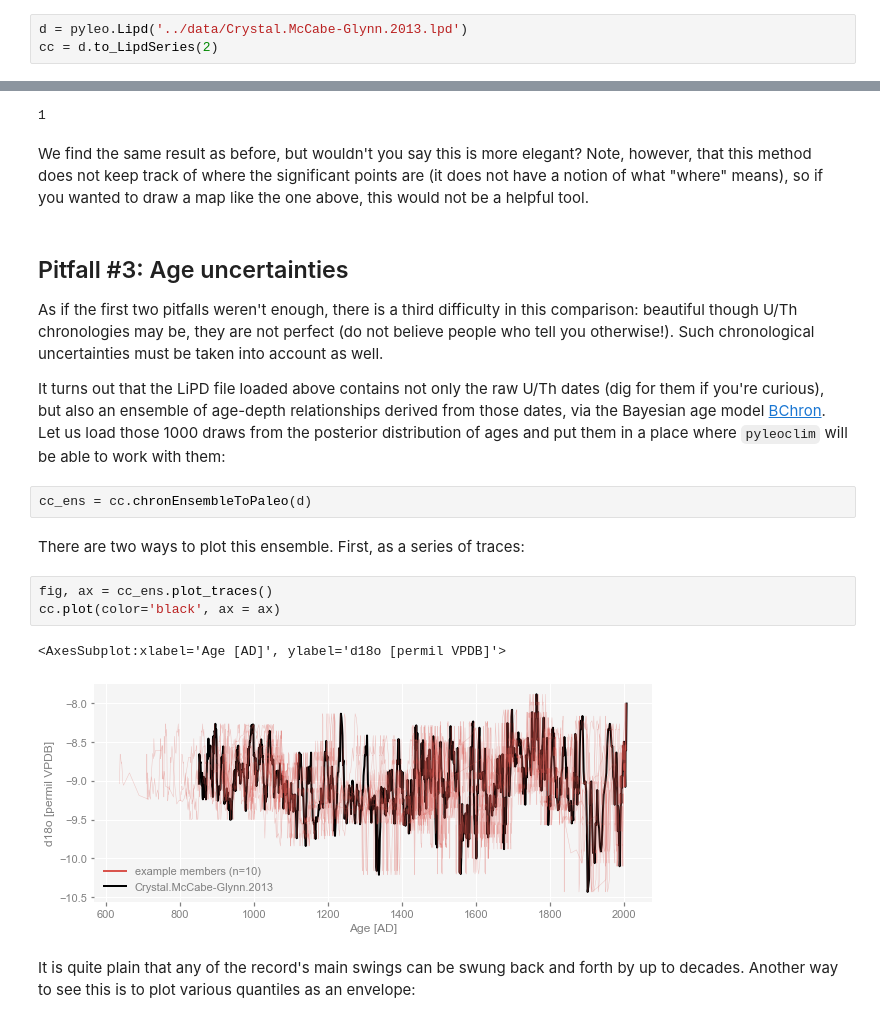
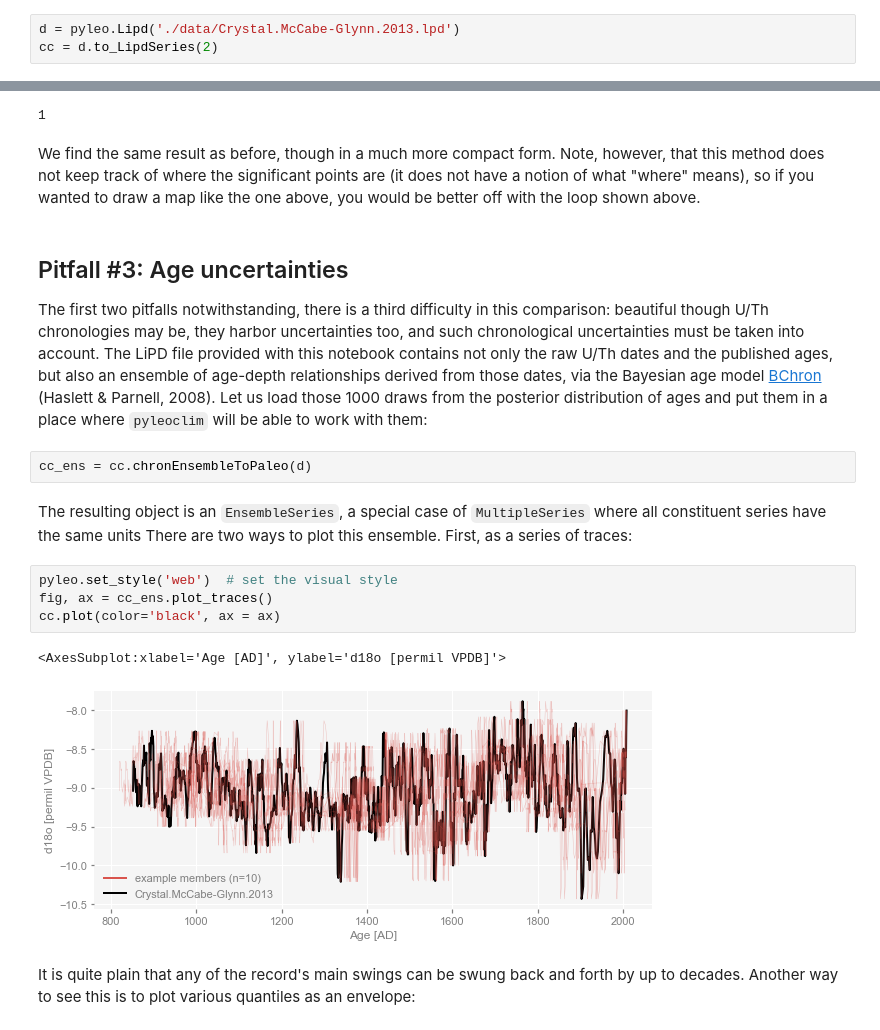
Before and after one commit to LinkedEarth/PyleoclimPaper, a Jupyter notebook: CrystalCorrelations/CrystalCorrelations.ipynb, the cells around one changed output, grey strips where cells are left out. Drawn from its saved outputs; the diff is of its cells as text.

Commit message:
Update CrystalCorrelations.ipynb
publication-ready, except for one bug

```diff
--- a/CrystalCorrelations/CrystalCorrelations.ipynb
+++ b/CrystalCorrelations/CrystalCorrelations.ipynb
@@ -45,7 +43,7 @@ warnings.filterwarnings('ignore')
 # %% [markdown]
 We now load and plot this record:
 # %%
-d = pyleo.Lipd('../data/Crystal.McCabe-Glynn.2013.lpd')
+d = pyleo.Lipd('./data/Crystal.McCabe-Glynn.2013.lpd')
 cc = d.to_LipdSeries(2)
 # %% [output]
 Disclaimer: LiPD files may be updated and modified to adhere to standards
@@ -508,24 +616,22 @@ corr_ens.signif_fdr.count(True)
 # %% [output]
 1
 # %% [markdown]
-We find the same result as before, but wouldn't you say this is more elegant? Note, however, that this method does not keep track of where the significant points are (it does not have a notion of what "where" means), so if you wanted to draw a map like the one above, this would not be a helpful tool.
+We find the same result as before, though in a much more compact form. Note, however, that this method does not keep track of where the significant points are (it does not have a notion of what "where" means), so if you wanted to draw a map like the one above, you would be better off with the loop shown above.
 # %% [markdown]
+## <a name='age_uncert'> Pitfall #3: Age uncertainties </a>
 
-## Pitfall #3: Age uncertainties
-
-As if the first two pitfalls weren't enough, there is a third difficulty in this comparison: beautiful though U/Th chronologies may be, they are not perfect (do not believe people who tell you otherwise!). Such chronological uncertainties must be taken into account as well.
-
-It turns out that the LiPD file loaded above contains not only the raw U/Th dates (dig for them if you're curious), but also an ensemble of age-depth relationships derived from those dates, via the Bayesian age model [BChron](https://cran.r-project.org/web/packages/Bchron/vignettes/Bchron.html). Let us load those 1000 draws from the posterior distribution of ages and put them in a place where `pyleoclim` will be able to work with them:
+The first two pitfalls notwithstanding, there is a third difficulty in this comparison: beautiful though U/Th chronologies may be, they harbor uncertainties too, and such chronological uncertainties must be taken into account.  The LiPD file provided with this notebook contains not only the raw U/Th dates and the published ages, but also an ensemble of age-depth relationships derived from those dates, via the Bayesian age model [BChron](https://cran.r-project.org/web/packages/Bchron/vignettes/Bchron.html) (Haslett & Parnell, 2008). Let us load those 1000 draws from the posterior distribution of ages and put them in a place where `pyleoclim` will be able to work with them:
 # %%
 cc_ens = cc.chronEnsembleToPaleo(d)
 # %% [markdown]
-There are two ways to plot this ensemble. First, as a series of traces:
+The resulting object is an `EnsembleSeries`, a special case of `MultipleSeries` where all constituent series have the same units There are two ways to plot this ensemble. First, as a series of traces:
 # %%
+pyleo.set_style('web')  # set the visual style
 fig, ax = cc_ens.plot_traces()
 cc.plot(color='black', ax = ax)
 # %% [output]
 <AxesSubplot:xlabel='Age [AD]', ylabel='d18o [permil VPDB]'>
-[figure, old version]
+[figure, new version]
 # %% [markdown]
 It is quite plain that any of the record's main swings can be swung back and forth by up to decades. Another way to see this is to plot various quantiles as an envelope:
 # %%
```
Also changed, not shown: parts of 62 cells of this notebook.
